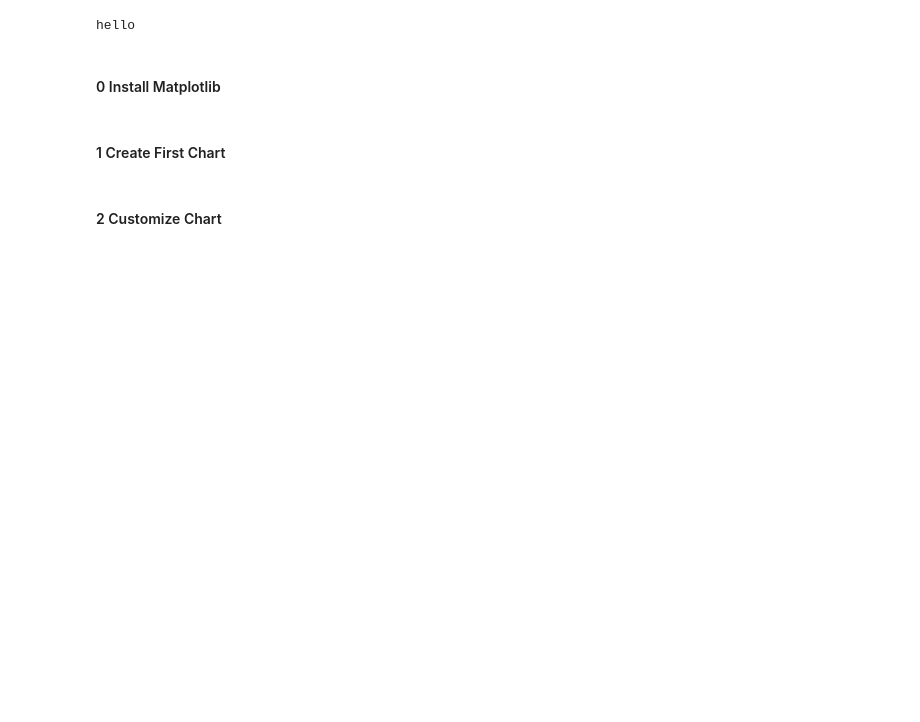
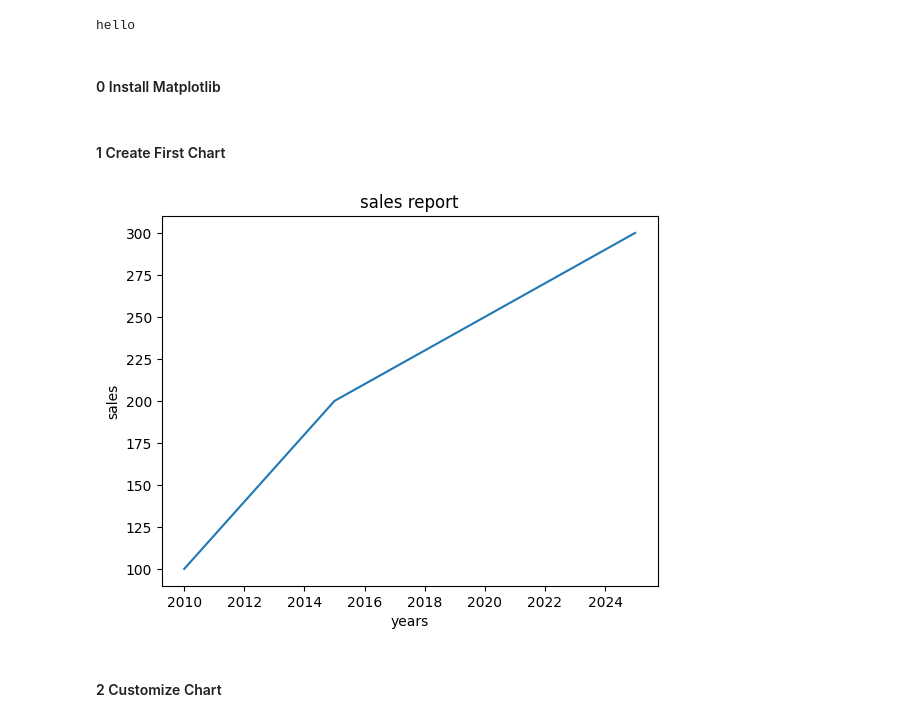
Before and after one commit to rajendra0968jangid/Ds-Arya, a Jupyter notebook: day9.ipynb, the cells around one changed output. Drawn from its saved outputs; the diff is of its cells as text; code cells hidden in the pictures; blank space fills up the shorter version.

```diff
--- a/day9.ipynb
+++ b/day9.ipynb
@@ -12,4 +14,15 @@ hello
 # %% [markdown]
 #### 1 Create First Chart
+# %%
+import matplotlib.pyplot as plt # visualization
+x = [2010,2015,2020,2025] # x cord
+y = [100,200,250,300] # y cord.
+plt.plot(x,y) # Line graph
+plt.xlabel("years") # x label
+plt.ylabel("sales") # y label
+plt.title("sales report") # graph title
+plt.show() # graph show
+# %% [output]
+[figure, added]
 # %% [markdown]
 #### 2 Customize Chart
```
Also changed, not shown: parts of 6 cells of this notebook.
